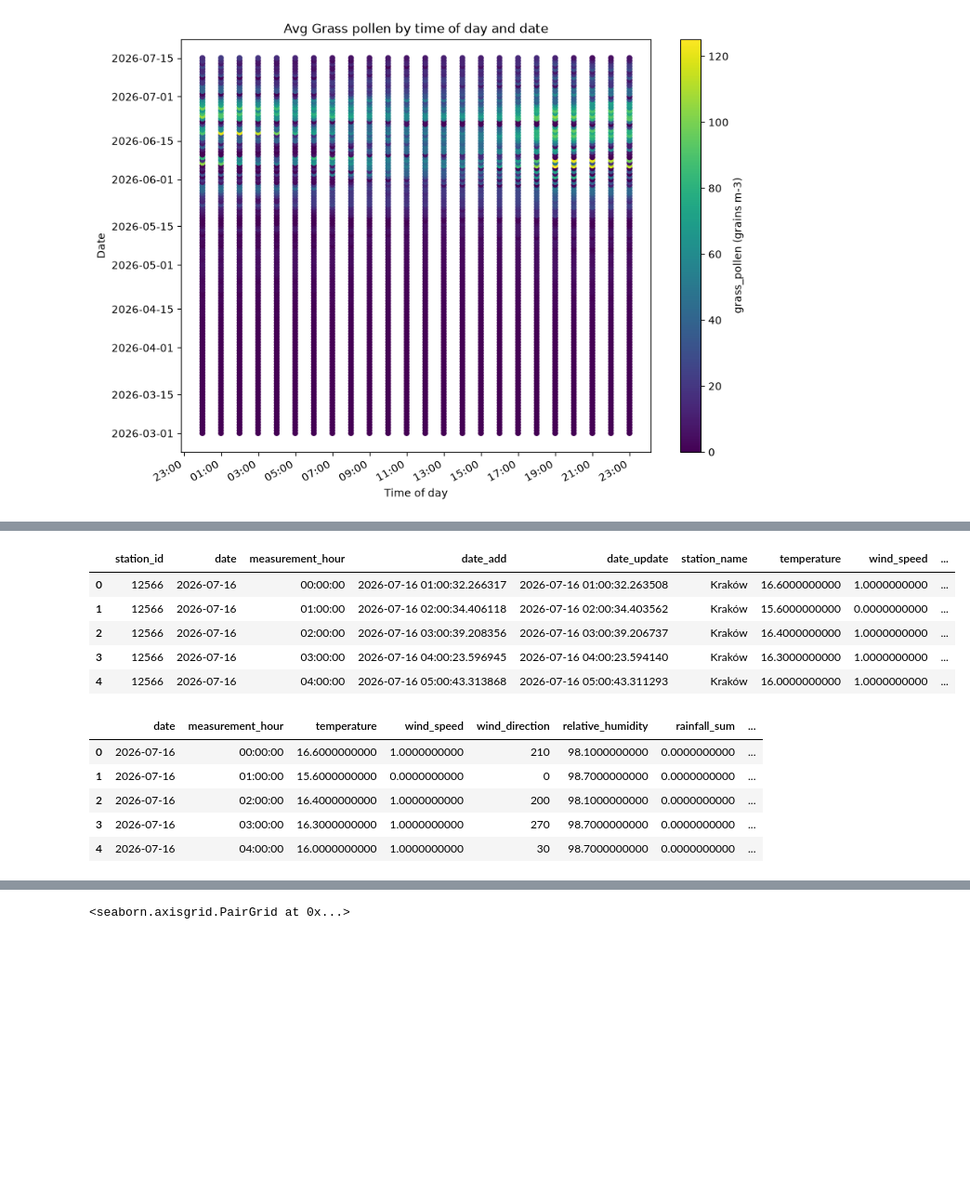
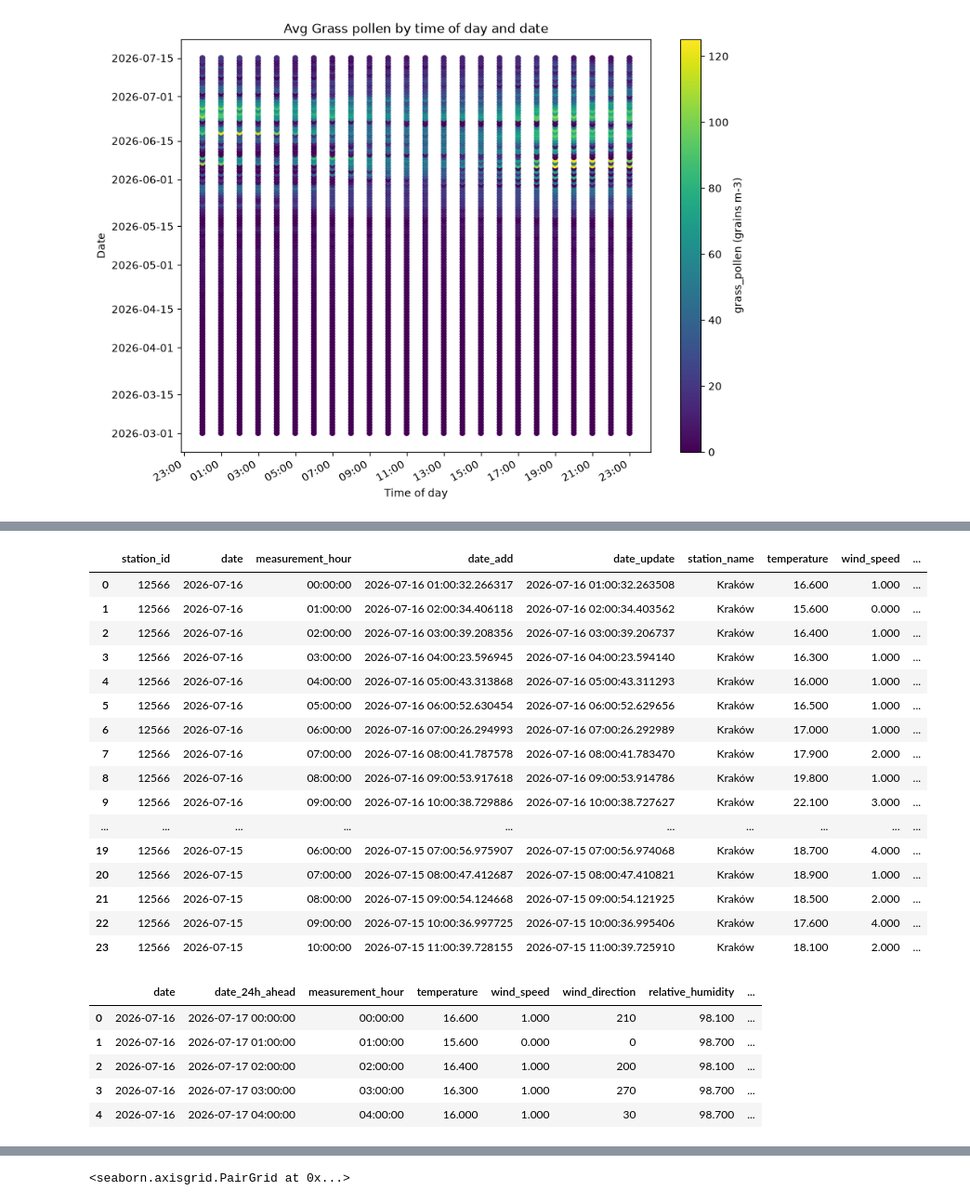
Before and after one commit to esmartty/Aqi_forecast, a Jupyter notebook: polen_analysis.ipynb, the cells around one changed output, grey strips where cells are left out. Shown at 93% size. Saved outputs shown, nothing was run; the diff lists cells and outputs as text; code cells hidden in the pictures; blank space fills up the shorter version.

```diff
--- a/polen_analysis.ipynb
+++ b/polen_analysis.ipynb
@@ -11,7 +11,7 @@ import db_config
 from db_config import get_database_url, get_database_render_url
 from sqlalchemy import create_engine
 # %%
-pd.set_option('display.float_format', '{:.10f}'.format)
+pd.set_option('display.float_format', '{:.3f}'.format)
 # %%
 engine_local = create_engine(get_database_url(), pool_pre_ping=True)
 df = pd.read_sql(
@@ -234,30 +234,40 @@ pressure                    float64
 dtype: object
 # %%
 df_synop['date'] = pd.to_datetime(df_synop['date'], format='%Y-%m-%d')
-df_synop['measurement_hour'] = (
-    df_synop['measurement_hour']
-    .apply(lambda h: pd.Timestamp('2000-01-01') + pd.to_timedelta(h, unit='h'))
-    .dt.time
-)
+df_synop['measurement_hour_dt'] = df_synop['date'] + pd.to_timedelta(df_synop['measurement_hour'], unit='h')
+df_synop['measurement_hour'] = df_synop['measurement_hour_dt'].dt.time
+
+df_synop['date_24h_ahead'] = df_synop['measurement_hour_dt'] + pd.Timedelta(hours=24)
 # %%
-df_synop.head()
+df_synop.head(24)
 # %% [output]
 |  | station_id | date | measurement_hour | date_add | date_update | station_name | temperature | wind_speed | ... |
-| 0 | 12566 | 2026-07-16 | 00:00:00 | 2026-07-16 01:00:32.266317 | 2026-07-16 01:00:32.263508 | Kraków | 16.6000000000 | 1.0000000000 | ... |
-| 1 | 12566 | 2026-07-16 | 01:00:00 | 2026-07-16 02:00:34.406118 | 2026-07-16 02:00:34.403562 | Kraków | 15.6000000000 | 0.0000000000 | ... |
-| 2 | 12566 | 2026-07-16 | 02:00:00 | 2026-07-16 03:00:39.208356 | 2026-07-16 03:00:39.206737 | Kraków | 16.4000000000 | 1.0000000000 | ... |
-| 3 | 12566 | 2026-07-16 | 03:00:00 | 2026-07-16 04:00:23.596945 | 2026-07-16 04:00:23.594140 | Kraków | 16.3000000000 | 1.0000000000 | ... |
-| 4 | 12566 | 2026-07-16 | 04:00:00 | 2026-07-16 05:00:43.313868 | 2026-07-16 05:00:43.311293 | Kraków | 16.0000000000 | 1.0000000000 | ... |
+| 0 | 12566 | 2026-07-16 | 00:00:00 | 2026-07-16 01:00:32.266317 | 2026-07-16 01:00:32.263508 | Kraków | 16.600 | 1.000 | ... |
+| 1 | 12566 | 2026-07-16 | 01:00:00 | 2026-07-16 02:00:34.406118 | 2026-07-16 02:00:34.403562 | Kraków | 15.600 | 0.000 | ... |
+| 2 | 12566 | 2026-07-16 | 02:00:00 | 2026-07-16 03:00:39.208356 | 2026-07-16 03:00:39.206737 | Kraków | 16.400 | 1.000 | ... |
+| 3 | 12566 | 2026-07-16 | 03:00:00 | 2026-07-16 04:00:23.596945 | 2026-07-16 04:00:23.594140 | Kraków | 16.300 | 1.000 | ... |
+| 4 | 12566 | 2026-07-16 | 04:00:00 | 2026-07-16 05:00:43.313868 | 2026-07-16 05:00:43.311293 | Kraków | 16.000 | 1.000 | ... |
+| 5 | 12566 | 2026-07-16 | 05:00:00 | 2026-07-16 06:00:52.630454 | 2026-07-16 06:00:52.629656 | Kraków | 16.500 | 1.000 | ... |
+| 6 | 12566 | 2026-07-16 | 06:00:00 | 2026-07-16 07:00:26.294993 | 2026-07-16 07:00:26.292989 | Kraków | 17.000 | 1.000 | ... |
+| 7 | 12566 | 2026-07-16 | 07:00:00 | 2026-07-16 08:00:41.787578 | 2026-07-16 08:00:41.783470 | Kraków | 17.900 | 2.000 | ... |
+| 8 | 12566 | 2026-07-16 | 08:00:00 | 2026-07-16 09:00:53.917618 | 2026-07-16 09:00:53.914786 | Kraków | 19.800 | 1.000 | ... |
+| 9 | 12566 | 2026-07-16 | 09:00:00 | 2026-07-16 10:00:38.729886 | 2026-07-16 10:00:38.727627 | Kraków | 22.100 | 3.000 | ... |
+| ... | ... | ... | ... | ... | ... | ... | ... | ... | ... |
+| 19 | 12566 | 2026-07-15 | 06:00:00 | 2026-07-15 07:00:56.975907 | 2026-07-15 07:00:56.974068 | Kraków | 18.700 | 4.000 | ... |
+| 20 | 12566 | 2026-07-15 | 07:00:00 | 2026-07-15 08:00:47.412687 | 2026-07-15 08:00:47.410821 | Kraków | 18.900 | 1.000 | ... |
+| 21 | 12566 | 2026-07-15 | 08:00:00 | 2026-07-15 09:00:54.124668 | 2026-07-15 09:00:54.121925 | Kraków | 18.500 | 2.000 | ... |
+| 22 | 12566 | 2026-07-15 | 09:00:00 | 2026-07-15 10:00:36.997725 | 2026-07-15 10:00:36.995406 | Kraków | 17.600 | 4.000 | ... |
+| 23 | 12566 | 2026-07-15 | 10:00:00 | 2026-07-15 11:00:39.728155 | 2026-07-15 11:00:39.725910 | Kraków | 18.100 | 2.000 | ... |
 # %%
-df_synop_filtered = df_synop[['date', 'measurement_hour', 'temperature', 'wind_speed', 'wind_direction', 'relative_humidity', 'rainfall_sum', 'pressure']].copy()
+df_synop_filtered = df_synop[['date', 'date_24h_ahead', 'measurement_hour', 'temperature', 'wind_speed', 'wind_direction', 'relative_humidity', 'rainfall_sum', 'pressure']].copy()
 df_synop_filtered.head()
 # %% [output]
-|  | date | measurement_hour | temperature | wind_speed | wind_direction | relative_humidity | rainfall_sum | ... |
-| 0 | 2026-07-16 | 00:00:00 | 16.6000000000 | 1.0000000000 | 210 | 98.1000000000 | 0.0000000000 | ... |
-| 1 | 2026-07-16 | 01:00:00 | 15.6000000000 | 0.0000000000 | 0 | 98.7000000000 | 0.0000000000 | ... |
-| 2 | 2026-07-16 | 02:00:00 | 16.4000000000 | 1.0000000000 | 200 | 98.1000000000 | 0.0000000000 | ... |
-| 3 | 2026-07-16 | 03:00:00 | 16.3000000000 | 1.0000000000 | 270 | 98.7000000000 | 0.0000000000 | ... |
-| 4 | 2026-07-16 | 04:00:00 | 16.0000000000 | 1.0000000000 | 30 | 98.7000000000 | 0.0000000000 | ... |
+|  | date | date_24h_ahead | measurement_hour | temperature | wind_speed | wind_direction | relative_humidity | ... |
+| 0 | 2026-07-16 | 2026-07-17 00:00:00 | 00:00:00 | 16.600 | 1.000 | 210 | 98.100 | ... |
+| 1 | 2026-07-16 | 2026-07-17 01:00:00 | 01:00:00 | 15.600 | 0.000 | 0 | 98.700 | ... |
+| 2 | 2026-07-16 | 2026-07-17 02:00:00 | 02:00:00 | 16.400 | 1.000 | 200 | 98.100 | ... |
+| 3 | 2026-07-16 | 2026-07-17 03:00:00 | 03:00:00 | 16.300 | 1.000 | 270 | 98.700 | ... |
+| 4 | 2026-07-16 | 2026-07-17 04:00:00 | 04:00:00 | 16.000 | 1.000 | 30 | 98.700 | ... |
 # %%
 df_merged = df_synop_filtered.merge(
     df_grouped_time[['fdate', 'ftime', 'grass_pollen']].rename(columns={'fdate': 'date', 'ftime': 'measurement_hour'}),
```
Also changed, not shown: parts of 10 cells of this notebook.
